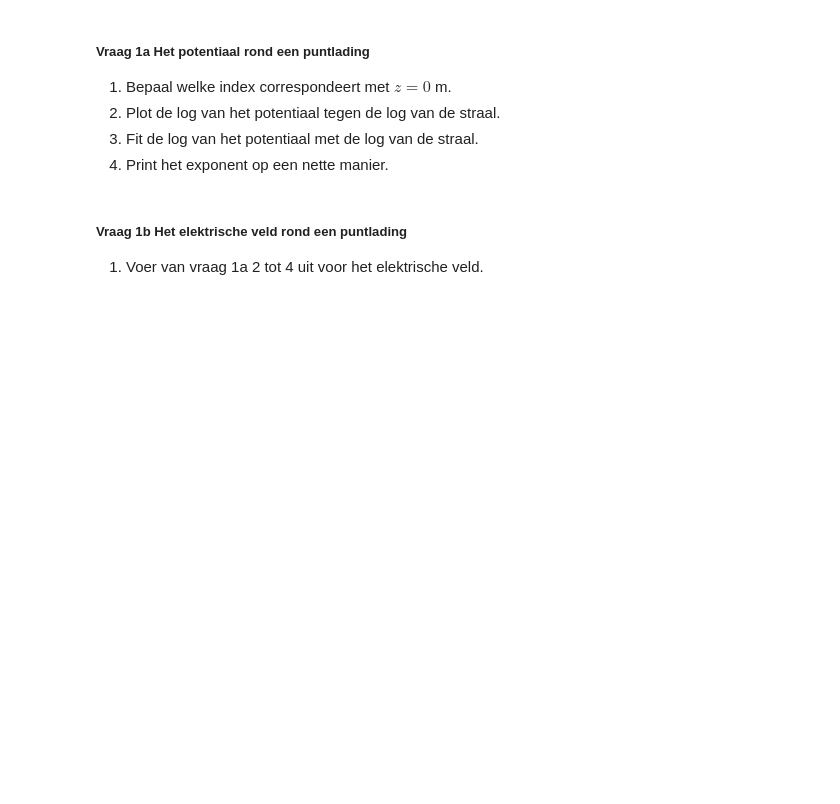
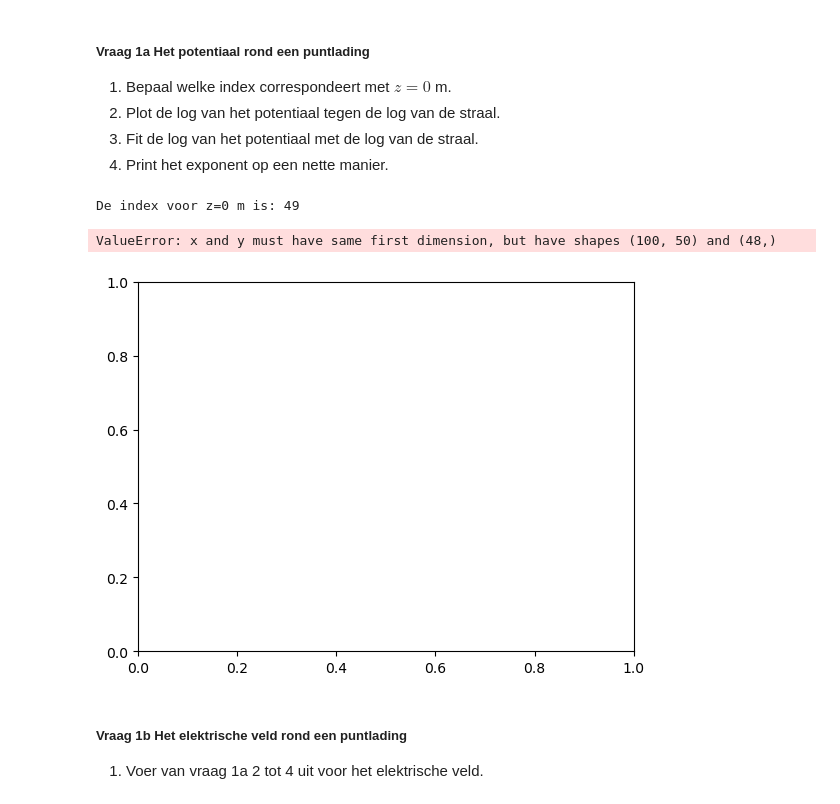
Before and after one commit to beanmachine123/opdrachten-DEF-D, a Jupyter notebook: DigitaleOntwerpopdrachten/1CondensatorOpdracht/CondensatorOntwerpopdracht.ipynb, the cells around one changed output. Cells and saved outputs as stored; diff of their text form; code cells hidden in the pictures; blank space fills up the shorter version.

Commit message:
index z=0 gevonden

```diff
--- a/DigitaleOntwerpopdrachten/1CondensatorOpdracht/CondensatorOntwerpopdracht.ipynb
+++ b/DigitaleOntwerpopdrachten/1CondensatorOpdracht/CondensatorOntwerpopdracht.ipynb
@@ -87,9 +87,16 @@ plot_results_pt_charge_at_origin(Ez, Er, normE, V, r, z, grid_step)
 3. Fit de log van het potentiaal met de log van de straal.
 4. Print het exponent op een nette manier.
 # %%
-###
-###Hier jouw code###
-###
+# De index voor z=0  m bepalen, deze is mogelijk niet exact aanwezig in de array z_for_E, maar we kunnen de index van het dichtstbijzijnde punt vinden
+z_0_index = find_idx_nearest(z_for_E, 0)
+print(f"De index voor z=0 m is: {z_0_index}")
+
+plt.figure()
+plt.plot(np.log(V), np.log(r_for_E), label='log(V) vs log(r)')  # log-log plot van V tegen r
+# %% [output]
+De index voor z=0 m is: 49
+ValueError: x and y must have same first dimension, but have shapes (100, 50) and (48,)
+[figure, added]
 # %% [markdown]
 ##### Vraag 1b Het elektrische veld rond een puntlading
 1. Voer van vraag 1a 2 tot 4 uit voor het elektrische veld.
```
Also changed, not shown: parts of 1 cell of this notebook.
